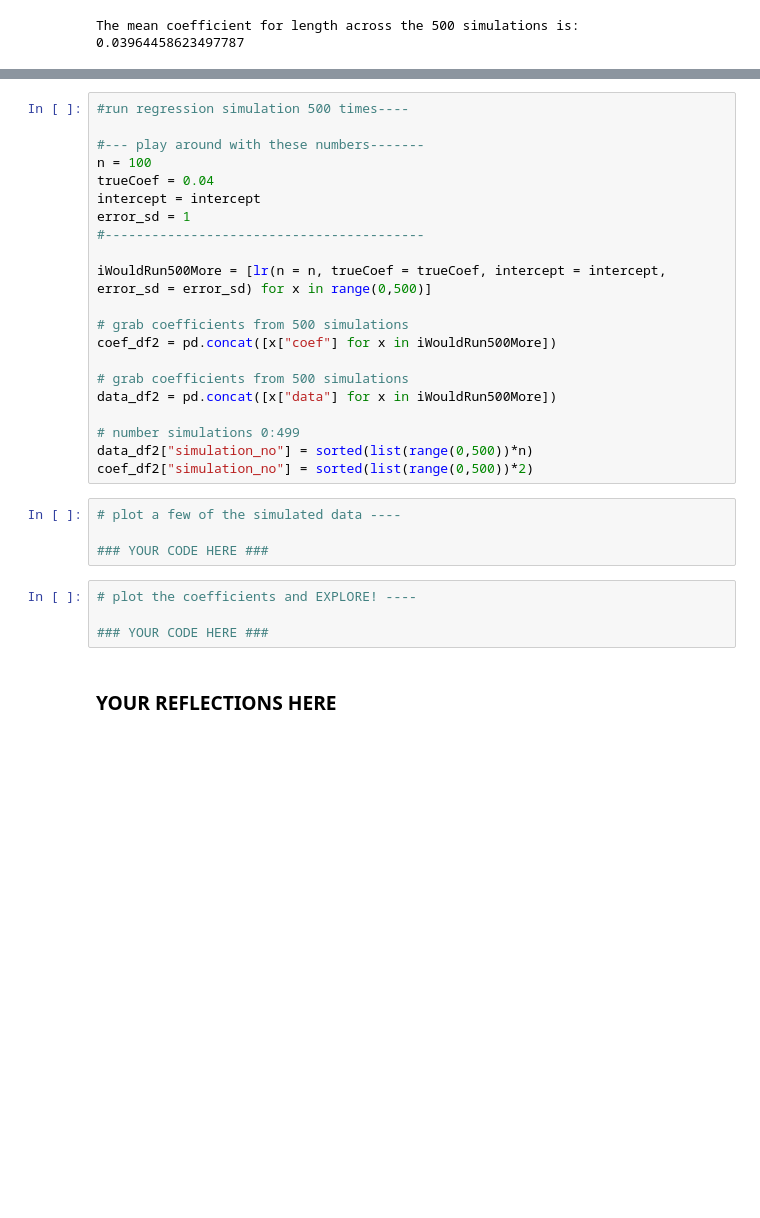
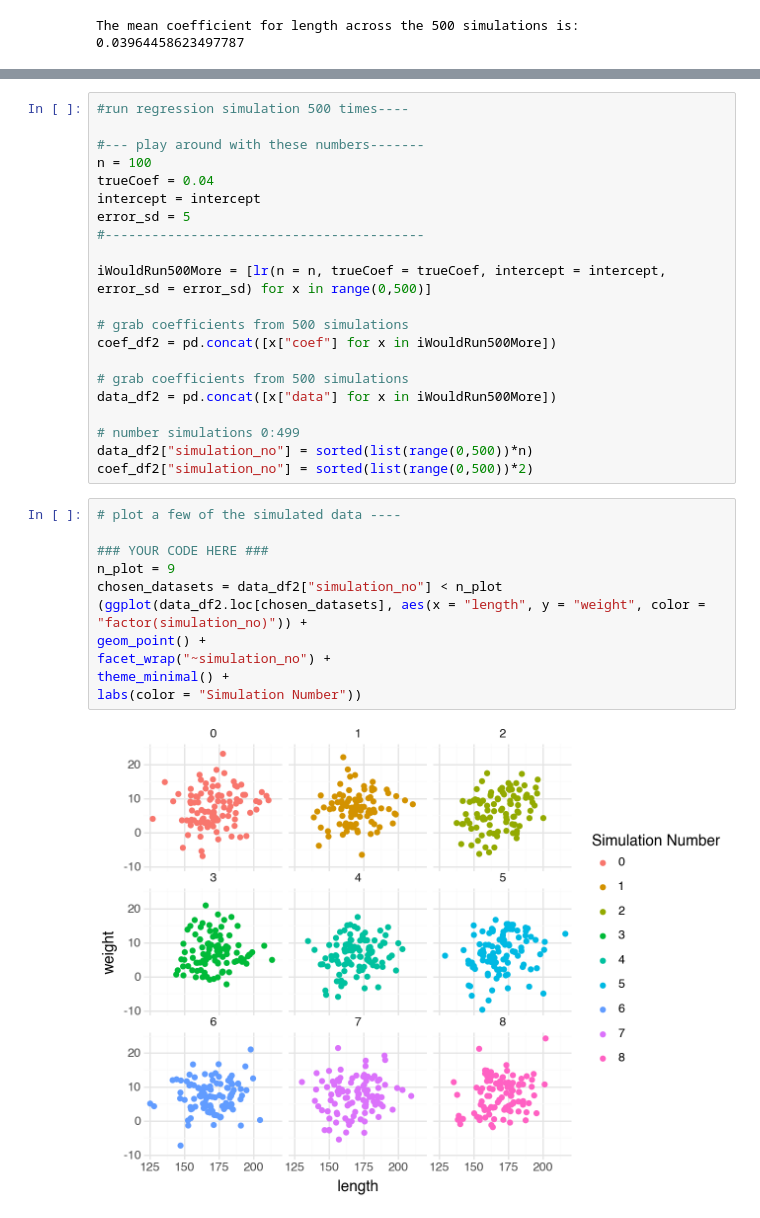
Before and after one commit to amperry01/CPSC392-Data-Science, a Jupyter notebook: LinearRegression_I.ipynb, the cells around one changed output, grey strips where cells are left out. Saved outputs shown, nothing was run; the diff lists cells and outputs as text; blank space fills up the shorter version.

```diff
--- a/LinearRegression_I.ipynb
+++ b/LinearRegression_I.ipynb
@@ -506,7 +510,7 @@ Here are some suggestions:
 n = 100
 trueCoef = 0.04
 intercept = intercept
-error_sd = 1
+error_sd = 5
 #-----------------------------------------
 
 iWouldRun500More = [lr(n = n, trueCoef = trueCoef, intercept = intercept, error_sd = error_sd) for x in range(0,500)]
@@ -523,10 +527,13 @@ coef_df2["simulation_no"] = sorted(list(range(0,500))*2)
 # %%
 # plot a few of the simulated data ----
 
 ### YOUR CODE HERE ###
+n_plot = 9
+chosen_datasets = data_df2["simulation_no"] < n_plot
+(ggplot(data_df2.loc[chosen_datasets], aes(x = "length", y = "weight", color = "factor(simulation_no)")) +
+geom_point() +
+facet_wrap("~simulation_no") +
+theme_minimal() +
+labs(color = "Simulation Number"))
+# %% [output]
+[figure, added]
-# %%
-# plot the coefficients and EXPLORE! ----
-
-### YOUR CODE HERE ###
-# %% [markdown]
-### YOUR REFLECTIONS HERE ###
```
Also changed, not shown: parts of 11 cells of this notebook.
